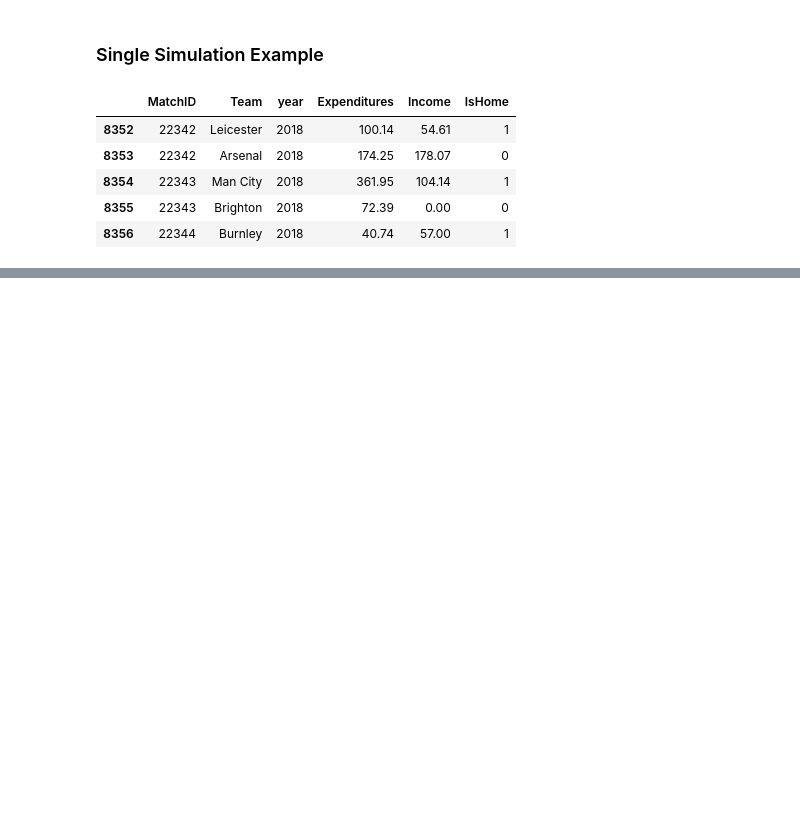
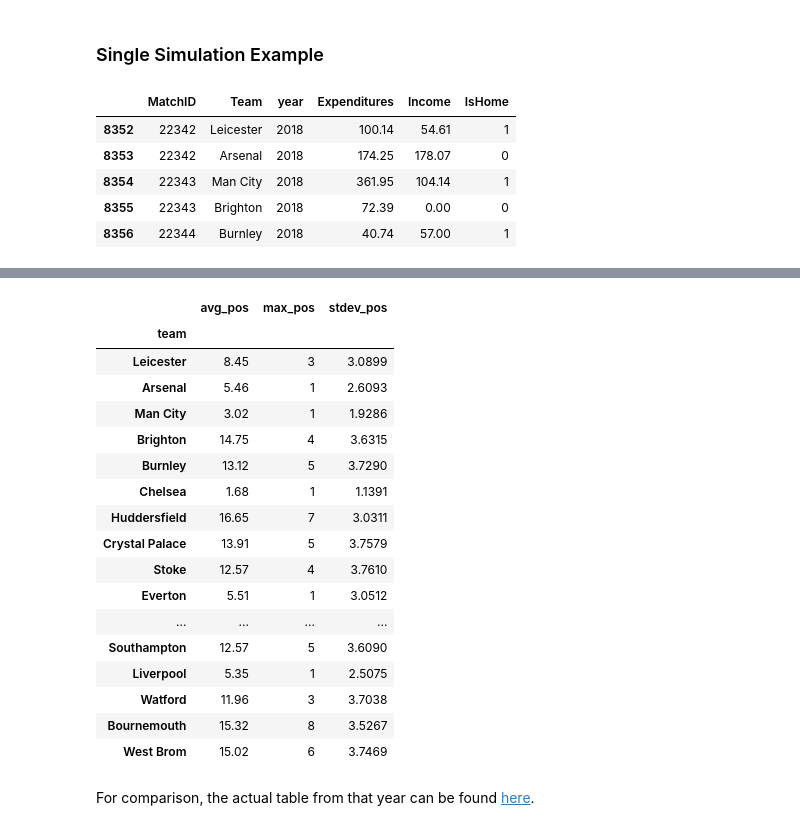
Before and after one commit to tunghoangt/Soccer-prediction-with-Machine-Learning, a Jupyter notebook: models/Presentation.ipynb, the cells around one changed output, grey strips where cells are left out. Cells and saved outputs as stored; diff of their text form; code cells hidden in the pictures; blank space fills up the shorter version.

```diff
--- a/models/Presentation.ipynb
+++ b/models/Presentation.ipynb
@@ -171,9 +547,9 @@ Neither of these look like a normal distribution. If anything, and this makes in
 
 Now, in order to perform this analysis we'll need to melt out each individual game above such that each individual row consists of one team's result (i.e. there will be two rows per game).
 # %%
-FEATURES_TO_DROP = ['Shots_home', 'Shots_away', 'Touches_home',
-                                 'Touches_away', 'Possession_home', 'Possession_away',
-                                 'Tackles_home', 'Tackles_away', 'Arrivals_home', 'Arrivals_away',
+# based on the extensive analysis above
+FEATURES_TO_DROP = ['Shots_home', 'Shots_away', 'Touches_home', 'Possession_home', 'Possession_away',
+                                 'Touches_away','Tackles_home', 'Tackles_away', 'Arrivals_home', 'Arrivals_away',
                                  'Departures_home', 'Departures_away', 'Corners_home', 'Corners_away',
                                  'Red_cards_home', 'Red_cards_away', 'Yellow_cards_home', 'Yellow_cards_away']
 TARGET_PROXIES = ['MatchID', 'Team', 'year', 'Score']
@@ -276,4 +764,4 @@ array(['Leicester', 'Arsenal', 'Man City', 'Brighton', 'Burnley',
        'Southampton', 'Liverpool', 'Watford', 'Bournemouth', 'West Brom'],
       dtype=object)
 # %%
-goal_model = build_exp_goals_model(melted_df, BayesianRidge())
+goal_model = build_exp_goals_model(melted_df, GradientBoostingRegressor(loss = 'huber', max_depth = 7))
@@ -347,0 +856,4 @@ sorted(avg_table, key = lambda x: -x[1])
+# %%
+RUNS = 100
+
+point_totals, positions = run_simulation(melted_df, RUNS, model_map, goal_model, st_dev_map)
@@ -347,0 +884,26 @@ sorted(avg_table, key = lambda x: -x[1])
+# %%
+def calculate_winning_probability(positions):
+    prob_of_winning = []
+    for team, pos in positions.items():
+        t = (team, pos.count(1)/len(pos))
+        prob_of_winning.append(t)
+    return prob_of_winning
+
+def calculate_top_4_probability(positions):
+    prob_of_top4 = []
+    for team, pos in positions.items():
+        top4_count = 0
+        for p in pos:
+            if p < 5:
+                top4_count += 1
+        t = (team, top4_count/len(pos))
+        prob_of_top4.append(t)
+    return prob_of_top4
+
+def calculate_position_interval(positions):
+    intervals = []
+    for team, pos in positions.items():
+        d = {'team': team, 'max_pos': min(pos),
+             'avg_pos': sum(pos)/len(pos), 'stdev_pos': round(np.std(pos),4)}
+        intervals.append(d)
+    return intervals
@@ -347,0 +958,24 @@ sorted(avg_table, key = lambda x: -x[1])
+# %%
+pos_df = pd.DataFrame(calculate_position_interval(positions))
+pos_df.set_index('team')
+# %% [output]
+|  | avg_pos | max_pos | stdev_pos |
+| team |  |  |  |
+| Leicester | 8.45 | 3 | 3.0899 |
+| Arsenal | 5.46 | 1 | 2.6093 |
+| Man City | 3.02 | 1 | 1.9286 |
+| Brighton | 14.75 | 4 | 3.6315 |
+| Burnley | 13.12 | 5 | 3.7290 |
+| Chelsea | 1.68 | 1 | 1.1391 |
+| Huddersfield | 16.65 | 7 | 3.0311 |
+| Crystal Palace | 13.91 | 5 | 3.7579 |
+| Stoke | 12.57 | 4 | 3.7610 |
+| Everton | 5.51 | 1 | 3.0512 |
+| ... | ... | ... | ... |
+| Southampton | 12.57 | 5 | 3.6090 |
+| Liverpool | 5.35 | 1 | 2.5075 |
+| Watford | 11.96 | 3 | 3.7038 |
+| Bournemouth | 15.32 | 8 | 3.5267 |
+| West Brom | 15.02 | 6 | 3.7469 |
+# %% [markdown]
+For comparison, the actual table from that year can be found [here](https://www.skysports.com/premier-league-table/2017).
```
Also changed, not shown: parts of 73 cells of this notebook, 1 other file.
